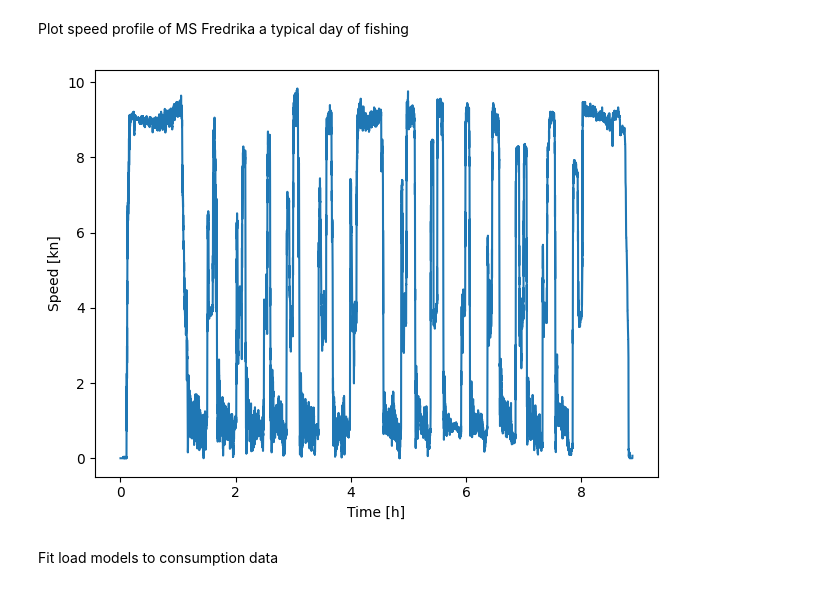
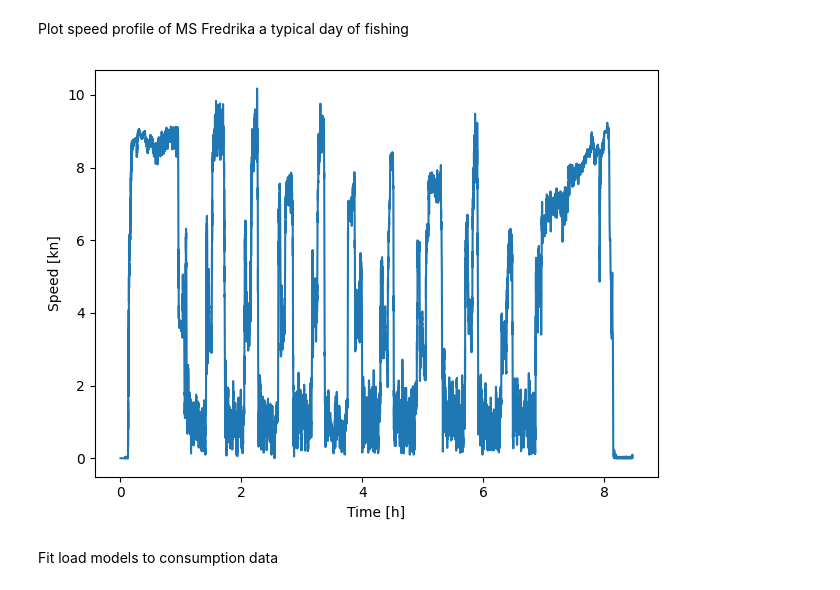
Before and after one commit to arvidsorfeldt/py-fish, a Jupyter notebook: fredrika.ipynb, the cells around one changed output. Saved outputs shown, nothing was run; the diff lists cells and outputs as text; code cells hidden in the pictures.

```diff
--- a/fredrika.ipynb
+++ b/fredrika.ipynb
@@ -13,11 +13,11 @@ import polars as pl
 Plot speed profile of MS Fredrika a typical day of fishing
 # %%
 fig, ax = plt.subplots()
-date = "2023-10-23"
+date = "2023-10-30"
 plot_speed_profile(speed_profile_from_data(date), ax=ax)
 fig.tight_layout()
 # %% [output]
-[figure, old version]
+[figure, new version]
 # %% [markdown]
 Fit load models to consumption data
 # %%
```
Also changed, not shown: parts of 3 cells of this notebook, 2 other files.
